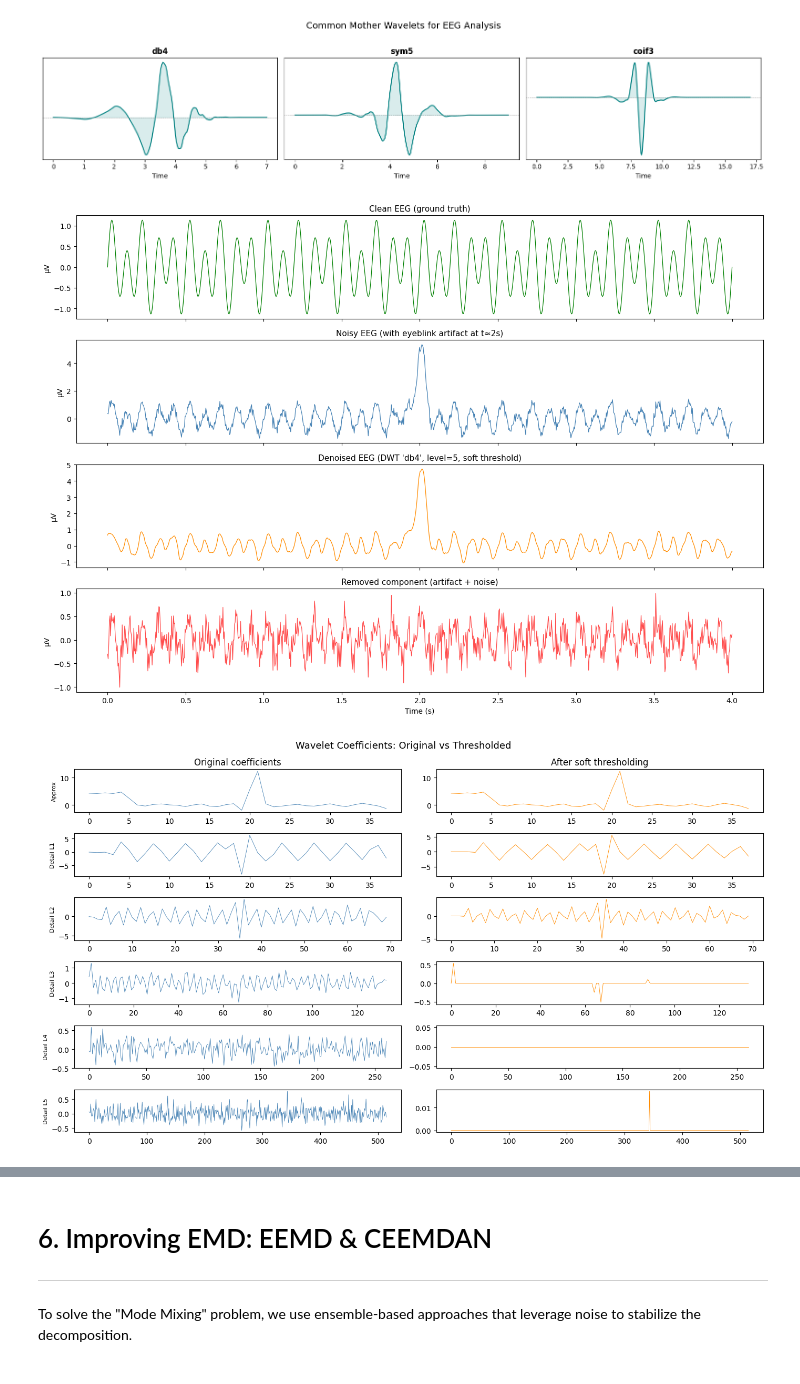
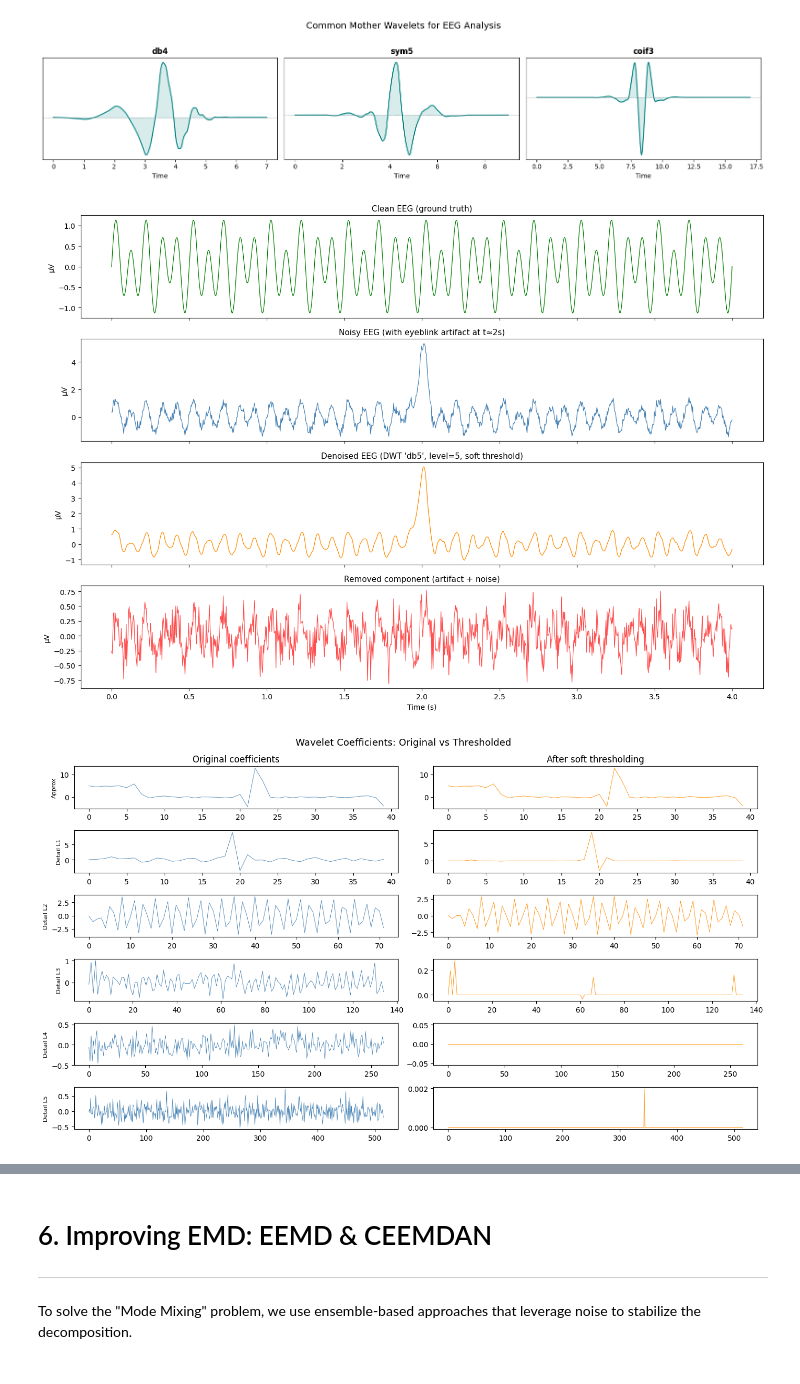
Before and after one commit to archigarg1234/eeg-notes, a Jupyter notebook: _sources/Artifact_rejection.ipynb, the cells around one changed output, grey strips where cells are left out. Saved outputs shown, nothing was run; the diff lists cells and outputs as text; code cells hidden in the pictures.

```diff
--- a/_sources/Artifact_rejection.ipynb
+++ b/_sources/Artifact_rejection.ipynb
@@ -158,7 +158,7 @@ blink = 5 * np.exp(-((t - 2.0) ** 2) / (2 * 0.03**2))
 noisy_eeg = clean_eeg + blink + 0.2 * np.random.randn(len(t))
 
 # --- DWT Denoising with soft thresholding ---
-wavelet = "db4"
+wavelet = "db5"
 level = 5
 coeffs = pywt.wavedec(noisy_eeg, wavelet, level=level)
 
@@ -180,35 +180,35 @@ axes[1].plot(t, noisy_eeg, color="steelblue", linewidth=0.9)
 axes[1].set_title("Noisy EEG (with eyeblink artifact at t≈2s)", fontsize=11)
 
 axes[2].plot(t, denoised_eeg, color="darkorange", linewidth=0.9)
 axes[2].set_title(f"Denoised EEG (DWT '{wavelet}', level={level}, soft threshold)", fontsize=11)
 
 axes[3].plot(t, noisy_eeg - denoised_eeg, color="red", linewidth=0.9, alpha=0.7)
 axes[3].set_title("Removed component (artifact + noise)", fontsize=11)
 axes[3].set_xlabel("Time (s)")
 
 for ax in axes:
     ax.set_ylabel("μV")
 plt.tight_layout()
 plt.show()
 
 # --- Show wavelet coefficients before & after thresholding ---
 fig2, axes2 = plt.subplots(level + 1, 2, figsize=(14, 8))
 fig2.suptitle("Wavelet Coefficients: Original vs Thresholded", fontsize=13)
 
 labels = ["Approx"] + [f"Detail L{i}" for i in range(1, level + 1)]
 for i, (orig, thresh, label) in enumerate(zip(coeffs, coeffs_thresh, labels)):
     axes2[i, 0].plot(orig, color="steelblue", linewidth=0.6)
     axes2[i, 0].set_ylabel(label, fontsize=8)
     axes2[i, 1].plot(thresh, color="darkorange", linewidth=0.6)
     if i == 0:
         axes2[i, 0].set_title("Original coefficients")
         axes2[i, 1].set_title("After soft thresholding")
 
 plt.tight_layout()
 plt.show()
 # %% [output]
-[figure, old version]
+[figure, new version]
-[figure, old version]
+[figure, new version]
 # %% [markdown]
 # 5. Empirical Mode Decomposition (EMD)
 ---
```
Also changed, not shown: parts of 3 cells of this notebook, 23 other files.
